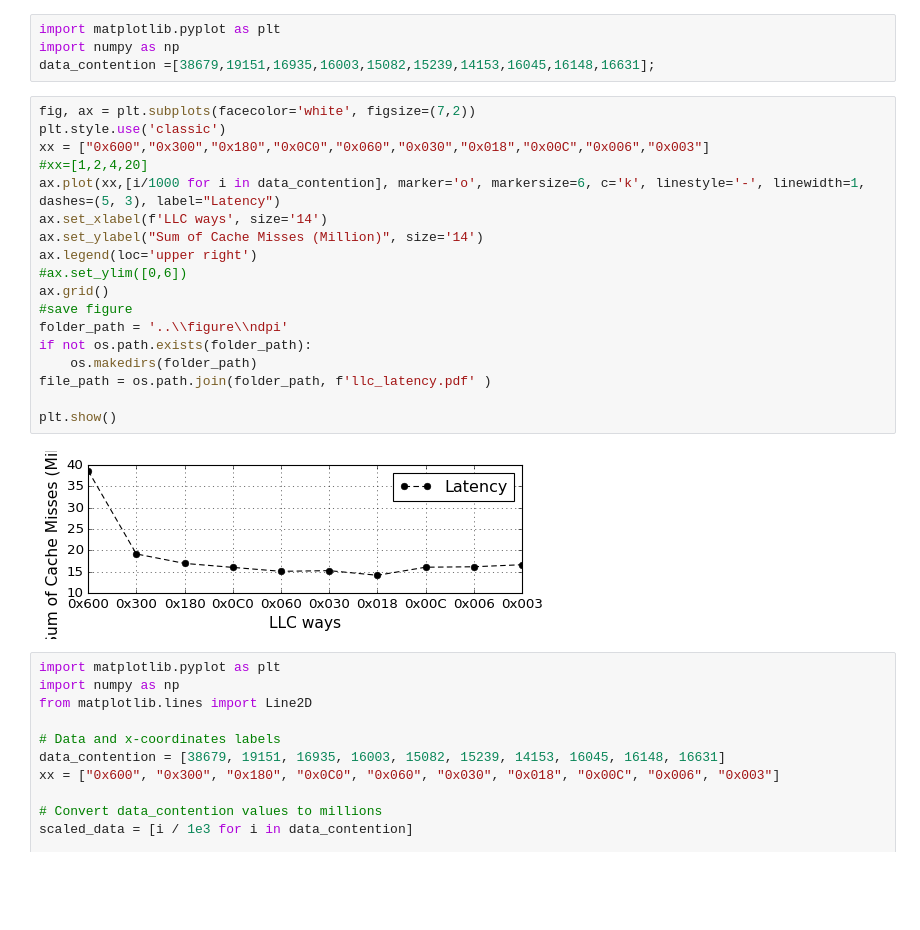
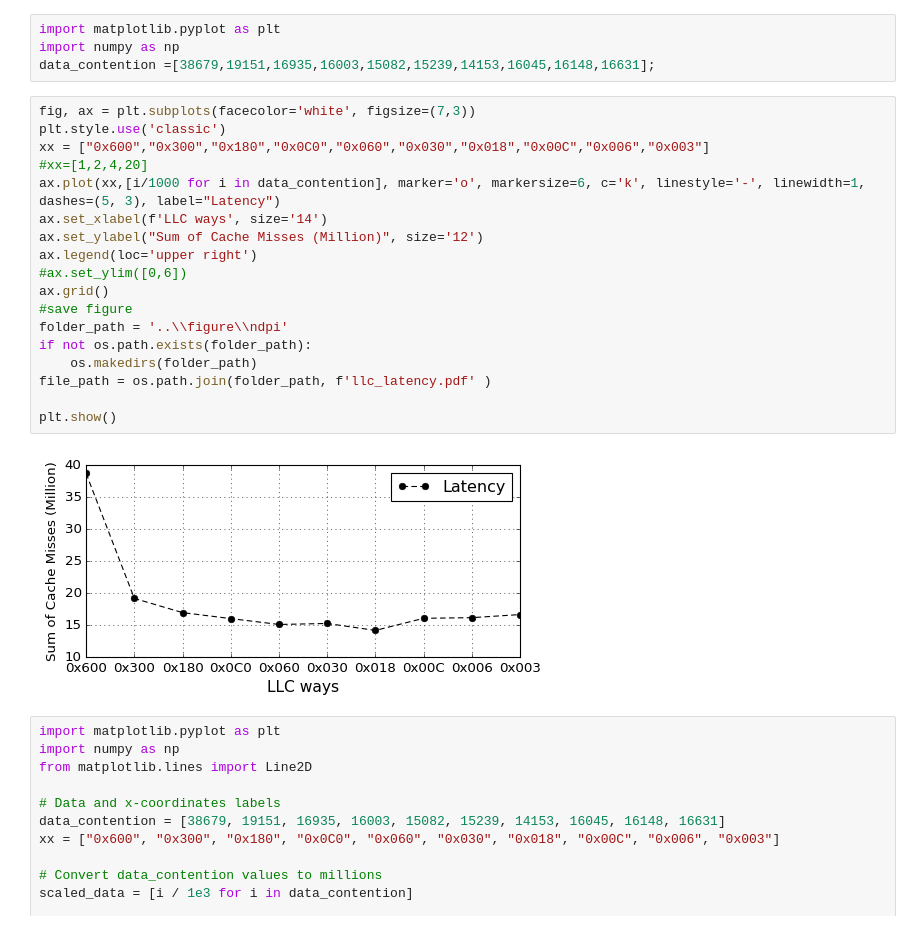
Before and after one commit to MapleWithered/resource_contention, a Jupyter notebook: DDIO/notebooks/ddio_contention_example.ipynb, the cells around one changed output. Saved outputs shown, nothing was run; the diff lists cells and outputs as text; blank space fills up the shorter version.

```diff
--- a/DDIO/notebooks/ddio_contention_example.ipynb
+++ b/DDIO/notebooks/ddio_contention_example.ipynb
@@ -64,25 +21,25 @@ import matplotlib.pyplot as plt
 import numpy as np
 data_contention =[38679,19151,16935,16003,15082,15239,14153,16045,16148,16631];
 # %%
-fig, ax = plt.subplots(facecolor='white', figsize=(7,2))
+fig, ax = plt.subplots(facecolor='white', figsize=(7,3))
 plt.style.use('classic')
 xx = ["0x600","0x300","0x180","0x0C0","0x060","0x030","0x018","0x00C","0x006","0x003"]
 #xx=[1,2,4,20]
 ax.plot(xx,[i/1000 for i in data_contention], marker='o', markersize=6, c='k', linestyle='-', linewidth=1, dashes=(5, 3), label="Latency")
 ax.set_xlabel(f'LLC ways', size='14')
-ax.set_ylabel("Sum of Cache Misses (Million)", size='14')
+ax.set_ylabel("Sum of Cache Misses (Million)", size='12')
 ax.legend(loc='upper right')
 #ax.set_ylim([0,6])
 ax.grid()
 #save figure
 folder_path = '..\\figure\\ndpi'
 if not os.path.exists(folder_path):
     os.makedirs(folder_path)
 file_path = os.path.join(folder_path, f'llc_latency.pdf' )
 
 plt.show()
 # %% [output]
-[figure, old version]
+[figure, new version]
 # %%
 import matplotlib.pyplot as plt
 import numpy as np
```
Also changed, not shown: parts of 12 cells of this notebook, 5 other files.
